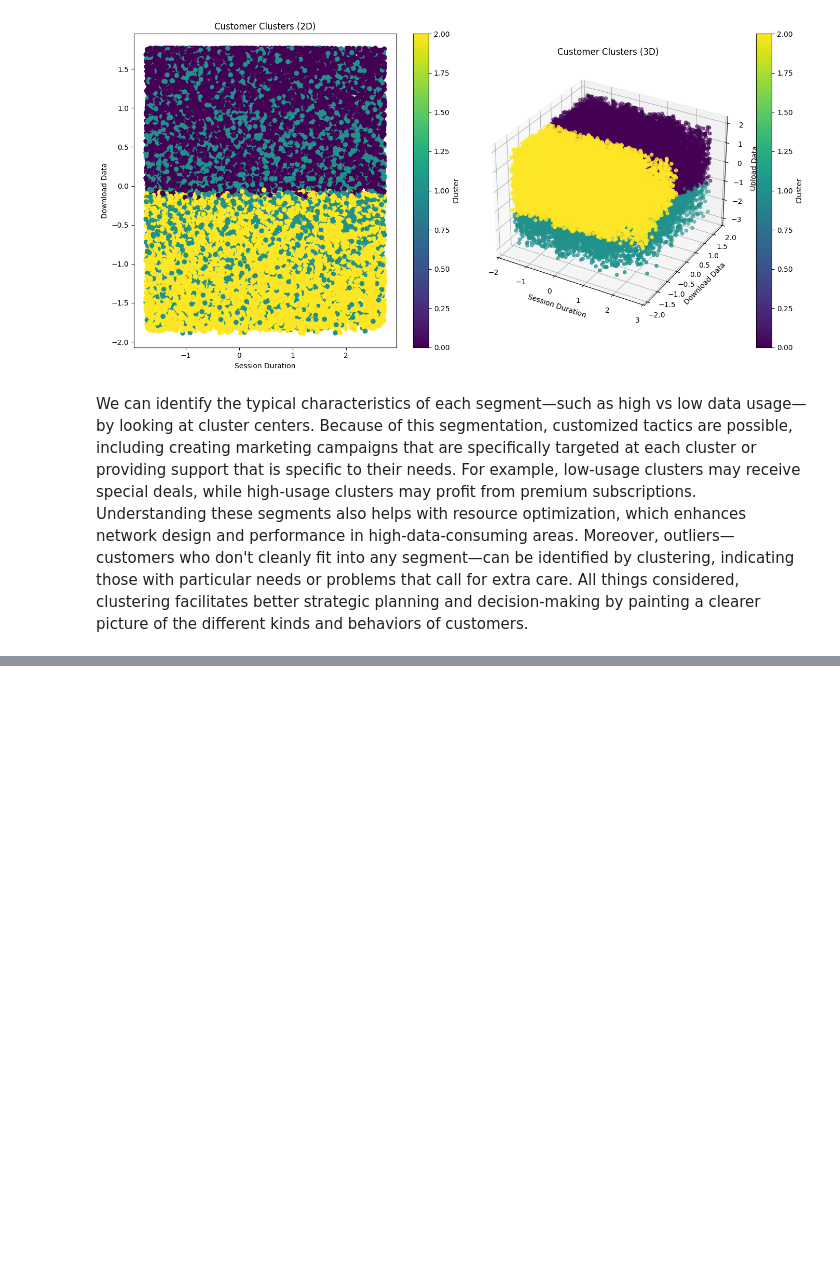
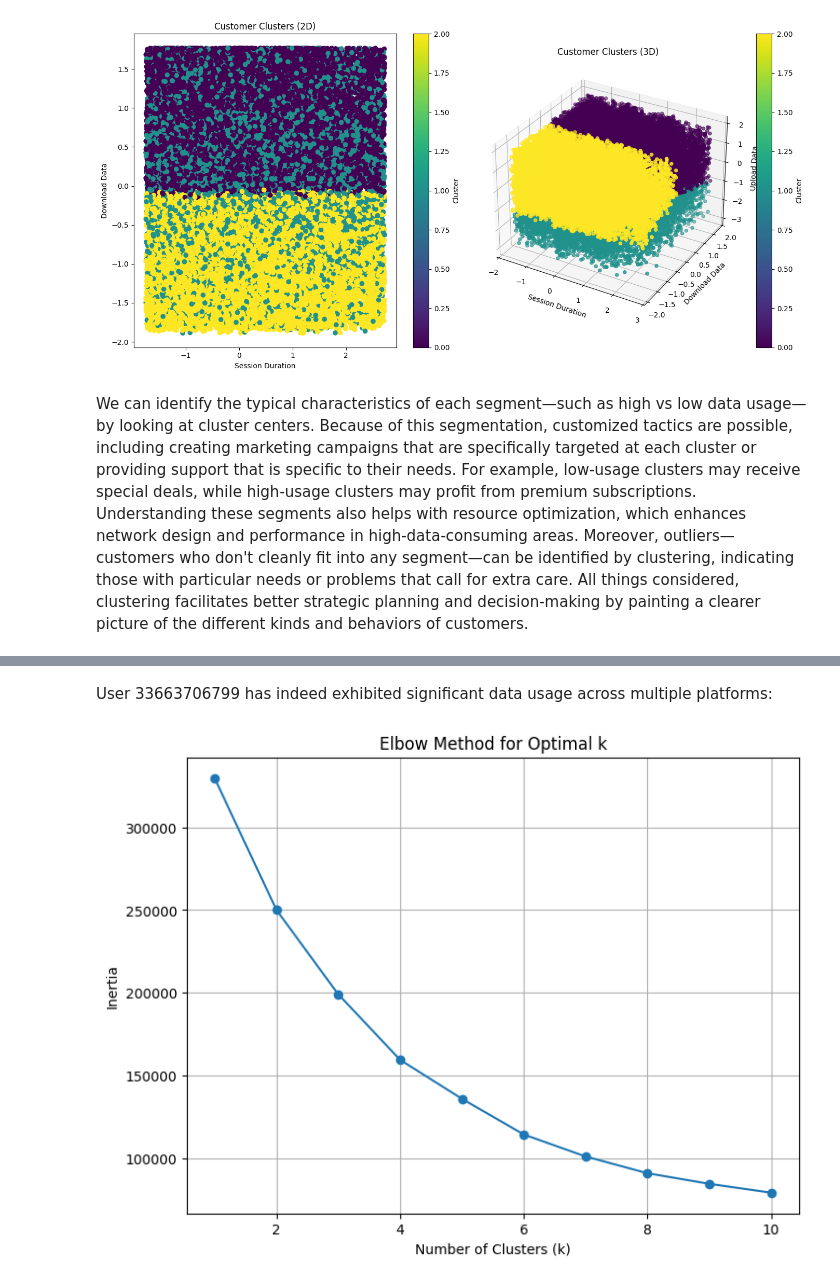
Before and after one commit to Ethel-Star/W2.Situation_Overview-, a Jupyter notebook: notebooks/User_Engagement_Analysis.ipynb, the cells around one changed output, grey strips where cells are left out. Cells and saved outputs as stored; diff of their text form; code cells hidden in the pictures; blank space fills up the shorter version.

```diff
--- a/notebooks/User_Engagement_Analysis.ipynb
+++ b/notebooks/User_Engagement_Analysis.ipynb
@@ -172,0 +231,11 @@ We can identify the typical characteristics of each segment—such as high vs lo
+# %% [markdown]
+User 33663706799 has indeed exhibited significant data usage across multiple platforms:
+# %%
+columns_to_scale = ['Social Media DL (MB)', 'Google DL (MB)', 'Netflix DL (MB)']
+df, cluster_summary, optimal_k = data_utils.cluster_analysis(columns_to_scale, max_k=10)
+
+# Print the optimal number of clusters and the cluster summary
+print(f'Optimal number of clusters (k): {optimal_k}')
+print(cluster_summary)
+# %% [output]
+[figure, added]
```
Also changed, not shown: parts of 8 cells of this notebook.
